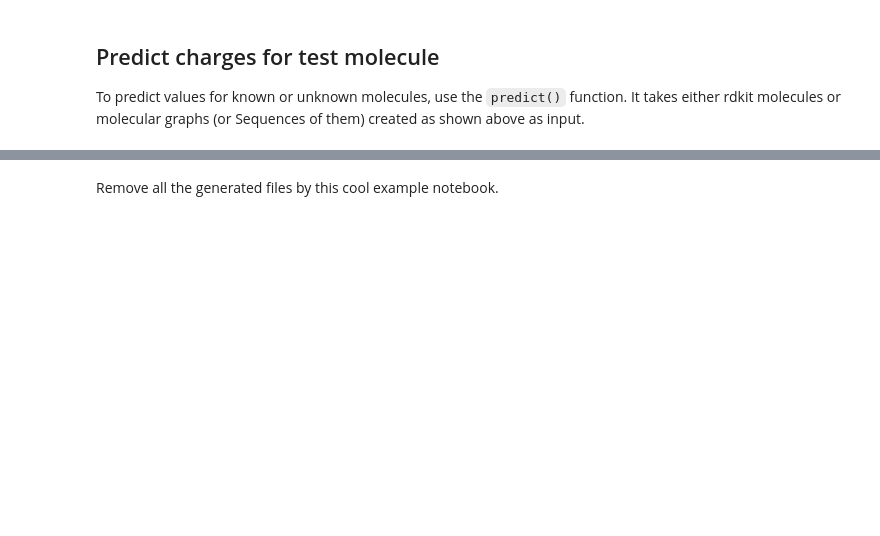
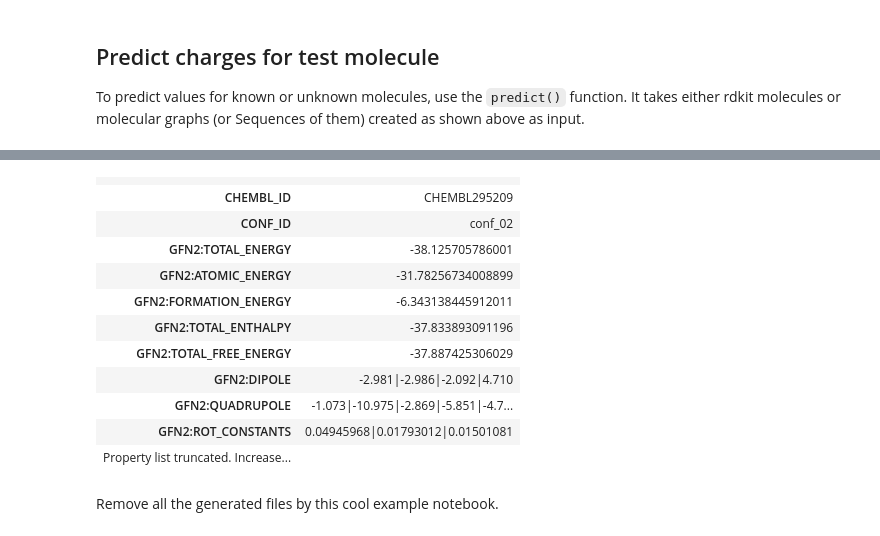
Before and after one commit to rinikerlab/DASH-tree, a Jupyter notebook: serenityff/charge/examples/02_train_ml_model.ipynb, the cells around one changed output, grey strips where cells are left out. Drawn from its saved outputs; the diff is of its cells as text; code cells hidden in the pictures; blank space fills up the shorter version.

```diff
--- a/serenityff/charge/examples/02_train_ml_model.ipynb
+++ b/serenityff/charge/examples/02_train_ml_model.ipynb
@@ -88,3 +220,25 @@ trainer.predict(mol)
+# %%
+# show rdkit mol with atom indices
+from rdkit.Chem import Draw
+from rdkit.Chem.Draw import rdMolDraw2D
+from rdkit.Chem import rdDepictor
+from rdkit.Chem.Draw import IPythonConsole
+IPythonConsole.ipython_useSVG = True
+IPythonConsole.drawOptions.addAtomIndices = True
+supl[8]
+# %% [output]
+|  |  |
+| CHEMBL_ID | CHEMBL295209 |
+| CONF_ID | conf_02 |
+| GFN2:TOTAL_ENERGY | -38.125705786001 |
+| GFN2:ATOMIC_ENERGY | -31.78256734008899 |
+| GFN2:FORMATION_ENERGY | -6.343138445912011 |
+| GFN2:TOTAL_ENTHALPY | -37.833893091196 |
+| GFN2:TOTAL_FREE_ENERGY | -37.887425306029 |
+| GFN2:DIPOLE | -2.981|-2.986|-2.092|4.710 |
+| GFN2:QUADRUPOLE | -1.073|-10.975|-2.869|-5.851|-4.7... |
+| GFN2:ROT_CONSTANTS | 0.04945968|0.01793012|0.01501081 |
+| Property list truncated. Increase... |  |
 # %% [markdown]
 Remove all the generated files by this cool example notebook.
 # %%
```
Also changed, not shown: parts of 19 cells of this notebook, 6 other files.
